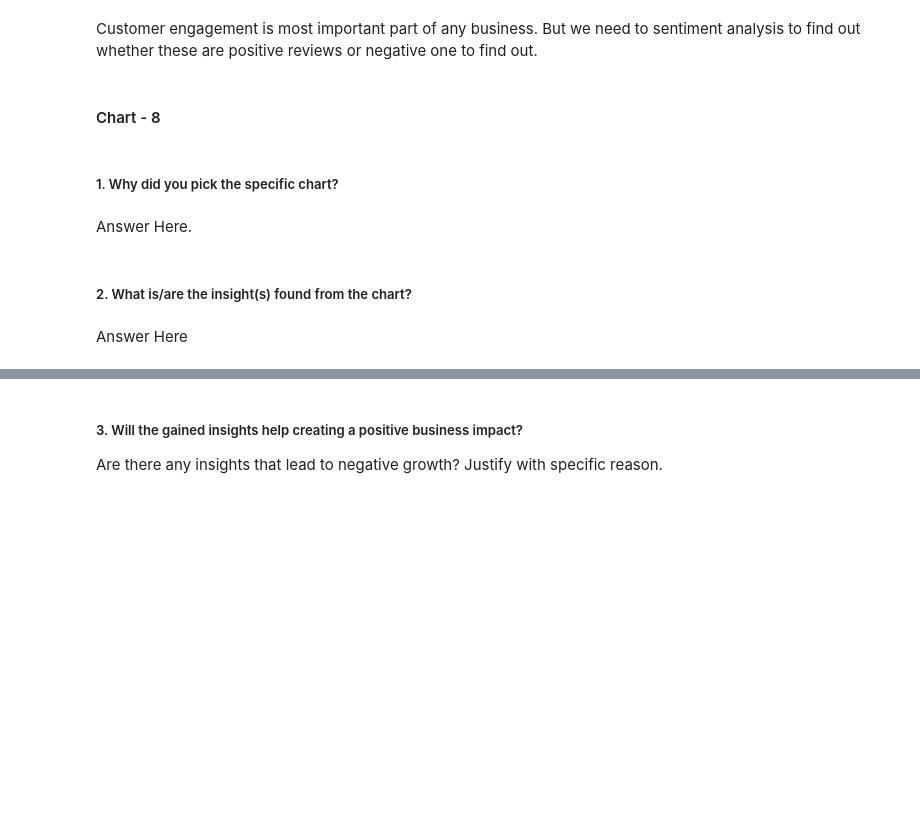
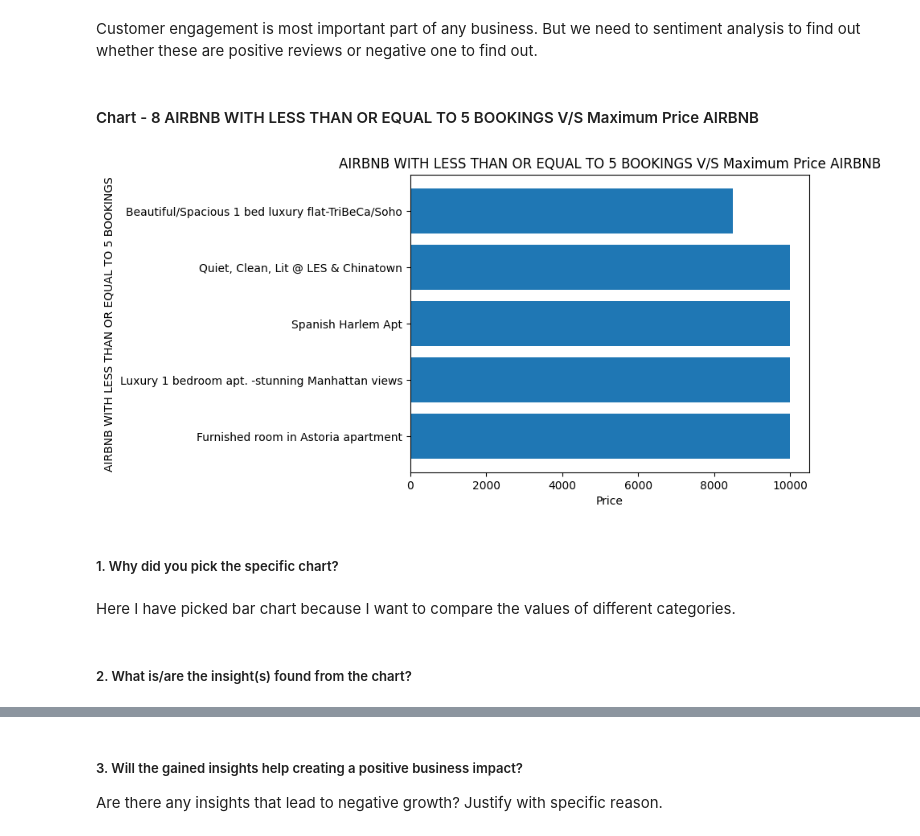
Before and after one commit to hitesh-lalwanii/Airbnb-Booking-Analysis, a Jupyter notebook: Airbnb_Booking_Analysis_By_Hitesh_Lalwani_(_Cohort_Lima).ipynb, the cells around one changed output, grey strips where cells are left out. Cells and saved outputs as stored; diff of their text form; code cells hidden in the pictures; blank space fills up the shorter version.

```diff
--- a/Airbnb_Booking_Analysis_By_Hitesh_Lalwani_(_Cohort_Lima).ipynb
+++ b/Airbnb_Booking_Analysis_By_Hitesh_Lalwani_(_Cohort_Lima).ipynb
@@ -570,5 +570,3 @@ I have founded top 5 host which has highest number of total reviews. Top 5 most
 Are there any insights that lead to negative growth? Justify with specific reason.
 # %% [markdown]
 Customer engagement is most important part of any business. But we need to sentiment analysis to find out whether these are positive reviews or negative one to find out.
-# %% [markdown]
-#### Chart - 8
@@ -577,8 +573,22 @@ Customer engagement is most important part of any business. But we need to senti
+# %% [markdown]
+#### Chart - 8 AIRBNB WITH LESS THAN OR EQUAL TO 5 BOOKINGS V/S Maximum Price AIRBNB
+# %%
+# Chart - 8 visualization code
+df=data.groupby("name").agg({"name":'count',"price":'max'}).sort_values("price",ascending=False)
+df=df[df["name"]<=5]
+df=df.head()
+x=df.index
+y=df["price"].values
+plt.barh(x,y)
+plt.xlabel("Price")
+plt.ylabel("AIRBNB WITH LESS THAN OR EQUAL TO 5 BOOKINGS")
+plt.title("AIRBNB WITH LESS THAN OR EQUAL TO 5 BOOKINGS V/S Maximum Price AIRBNB")
+plt.show()
+# %% [output]
+[figure, added]
 # %% [markdown]
 ##### 1. Why did you pick the specific chart?
-# %% [markdown]
-Answer Here.
+# %% [markdown]
+Here I have picked bar chart because I want to compare the values of different categories.
 # %% [markdown]
 ##### 2. What is/are the insight(s) found from the chart?
-# %% [markdown]
-Answer Here
```
Also changed, not shown: parts of 64 cells of this notebook.
